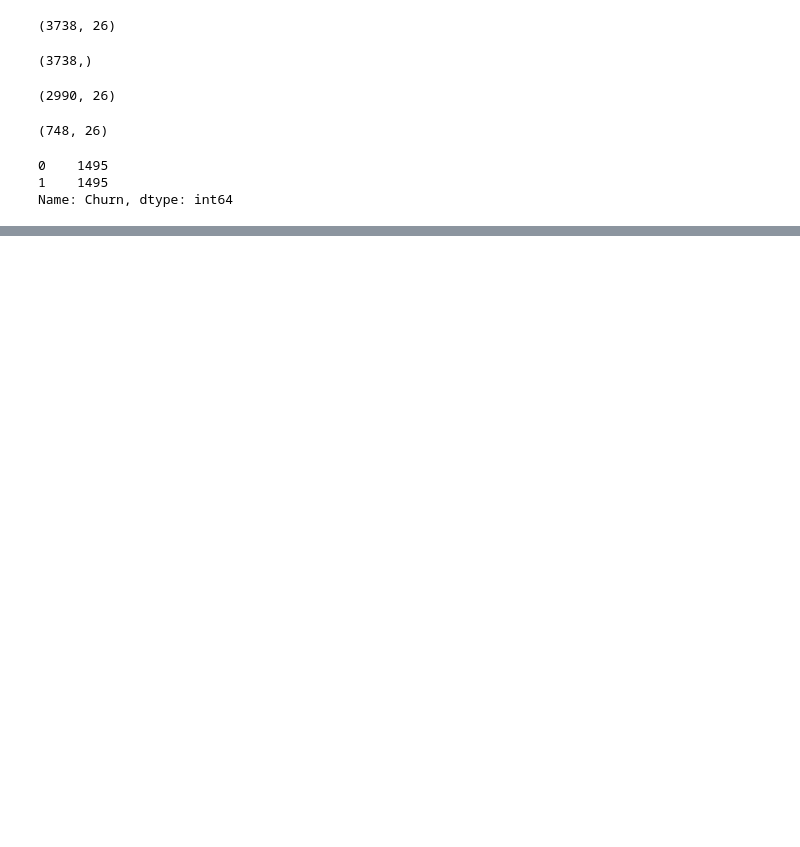
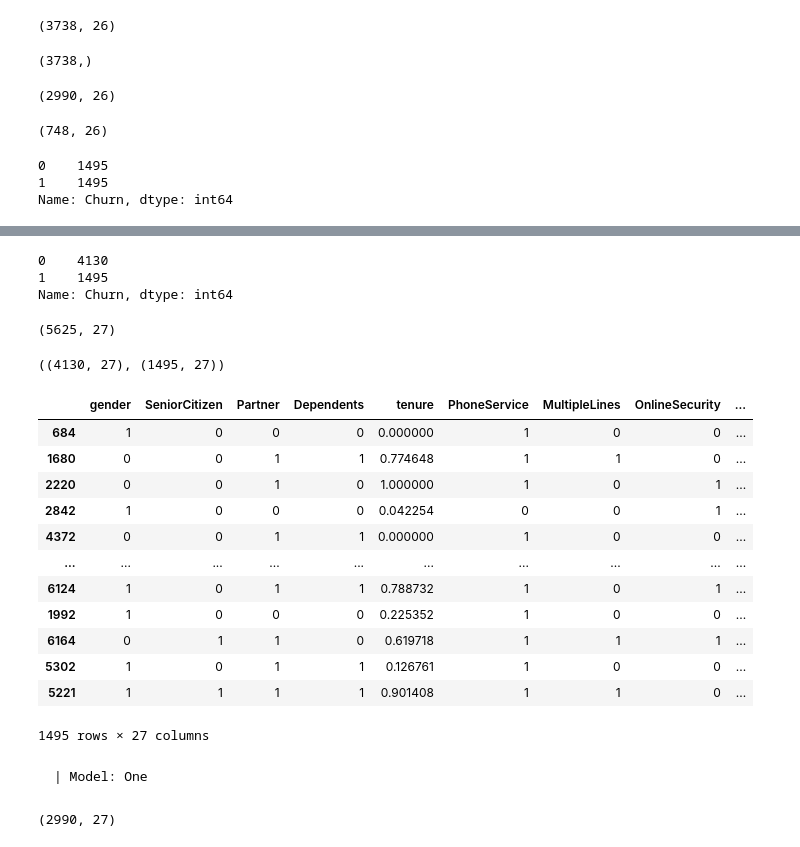
Before and after one commit to Rasel-25/Deep-Learning-Project, a Jupyter notebook: Handling imbalanced data/HandlingImbalancedData.ipynb, the cells around one changed output, grey strips where cells are left out. Saved outputs shown, nothing was run; the diff lists cells and outputs as text; code cells hidden in the pictures; blank space fills up the shorter version.

```diff
--- a/Handling imbalanced data/HandlingImbalancedData.ipynb
+++ b/Handling imbalanced data/HandlingImbalancedData.ipynb
@@ -518,0 +674,7 @@ dtype: object
+# %%
+# Regain Original features and labels
+x = df2.drop('Churn',axis='columns')
+y = df2['Churn']
+# %%
+
+xtrain, xtest, ytrain, ytest = train_test_split(x, y, test_size=0.2, random_state=15, stratify=y)
@@ -518,0 +689,38 @@ dtype: object
+# %%
+ytrain.value_counts()
+# %% [output]
+0    4130
+1    1495
+Name: Churn, dtype: int64
+# %%
+#
+df3 = xtrain.copy()
+df3['Churn'] = ytrain
+# %%
+df3.shape
+# %% [output]
+(5625, 27)
+# %%
+
+df3_class0 = df3[df3.Churn==0]
+df3_class1 = df3[df3.Churn==1]
+# %%
+df3_class0.shape,df3_class1.shape
+# %% [output]
+((4130, 27), (1495, 27))
+# %%
+df3_class0[:1495]
+# %% [output]
+|  | gender | SeniorCitizen | Partner | Dependents | tenure | PhoneService | MultipleLines | OnlineSecurity | ... |
+| 684 | 1 | 0 | 0 | 0 | 0.000000 | 1 | 0 | 0 | ... |
+| 1680 | 0 | 0 | 1 | 1 | 0.774648 | 1 | 1 | 0 | ... |
+| 2220 | 0 | 0 | 1 | 0 | 1.000000 | 1 | 0 | 1 | ... |
+| 2842 | 1 | 0 | 0 | 0 | 0.042254 | 0 | 0 | 1 | ... |
+| 4372 | 0 | 0 | 1 | 1 | 0.000000 | 1 | 0 | 0 | ... |
+| ... | ... | ... | ... | ... | ... | ... | ... | ... | ... |
+| 6124 | 1 | 0 | 1 | 1 | 0.788732 | 1 | 0 | 1 | ... |
+| 1992 | 1 | 0 | 0 | 0 | 0.225352 | 1 | 0 | 0 | ... |
+| 6164 | 0 | 1 | 1 | 0 | 0.619718 | 1 | 1 | 1 | ... |
+| 5302 | 1 | 0 | 1 | 1 | 0.126761 | 1 | 0 | 0 | ... |
+| 5221 | 1 | 1 | 1 | 1 | 0.901408 | 1 | 1 | 0 | ... |
+1495 rows × 27 columns
@@ -518,0 +734,6 @@ dtype: object
+# %% [markdown]
+    | Model: One
+# %%
+xtrain, ytrain = get_train_batch(df3_class0, df3_class1, 0, 1495)
+# %% [output]
+(2990, 27)
```
Also changed, not shown: parts of 49 cells of this notebook.
